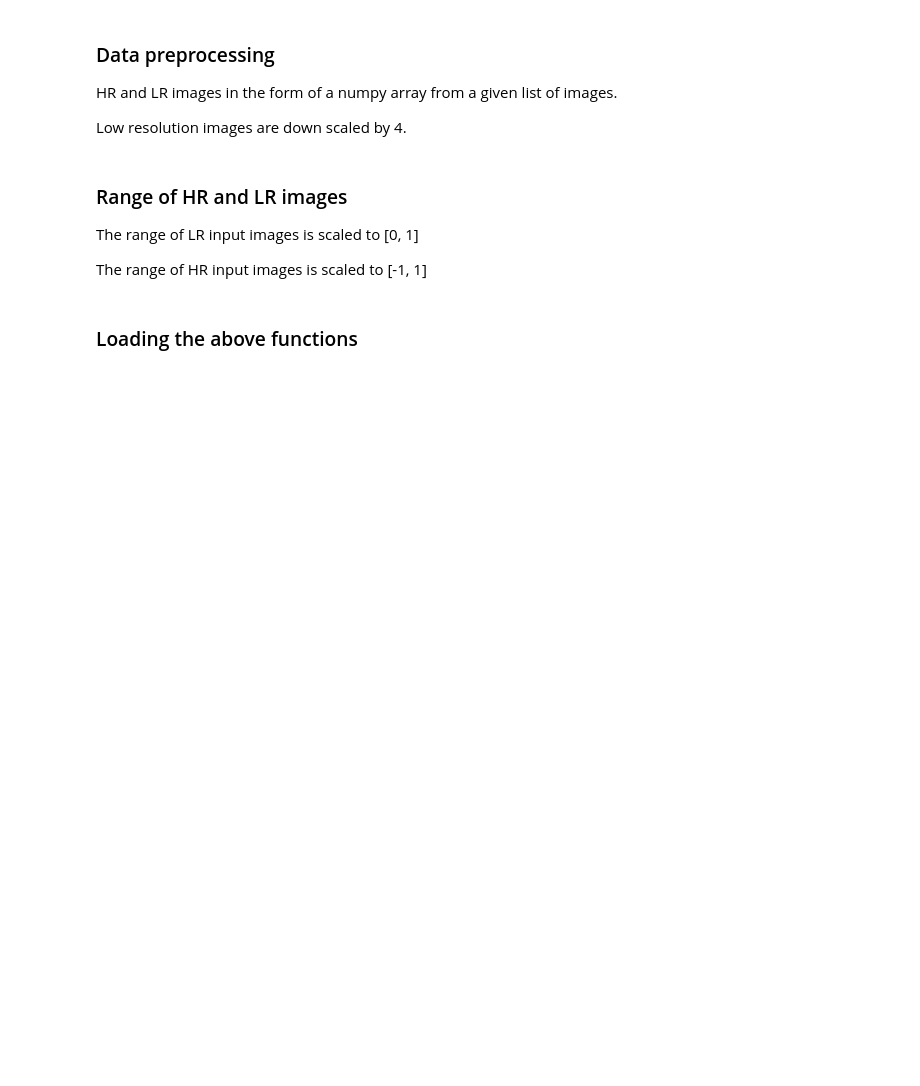
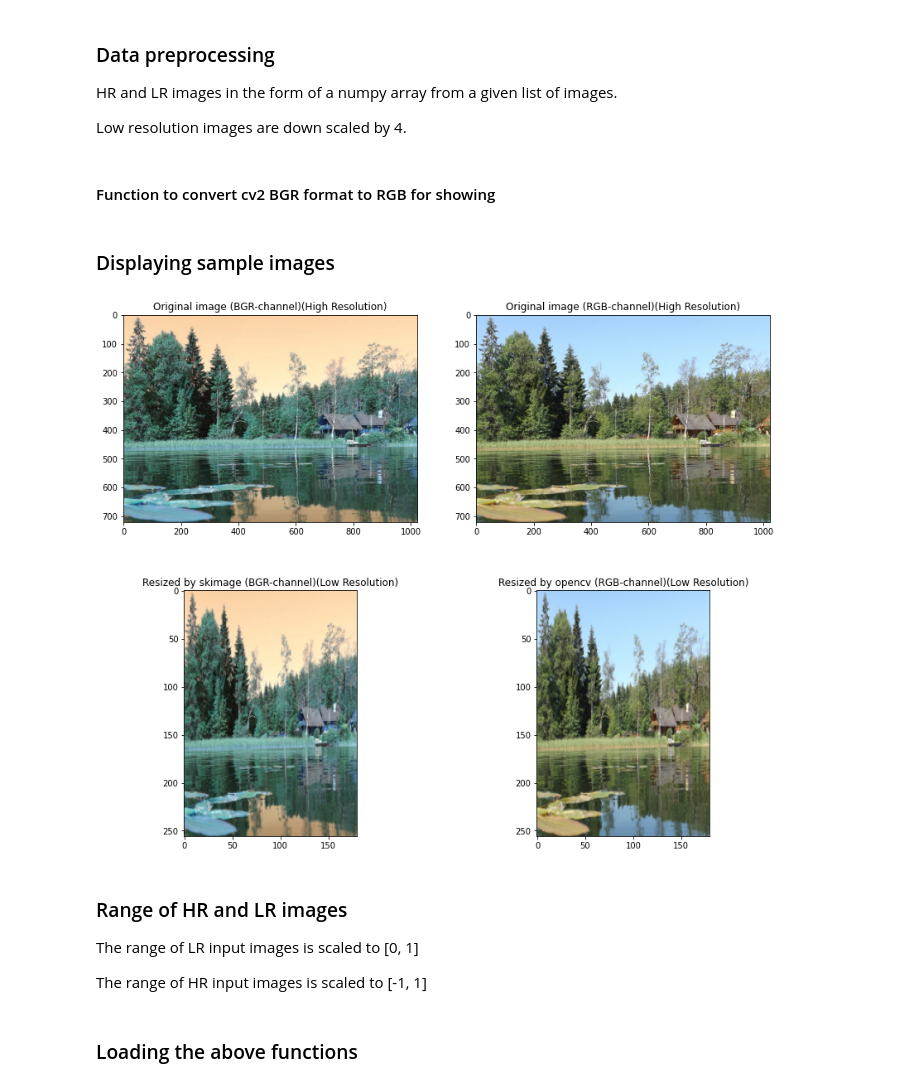
Before and after one commit to anitabaral/Single-Image-Super-Resolution, a Jupyter notebook: Single Image Super Resolution.ipynb, the cells around one changed output. Saved outputs shown, nothing was run; the diff lists cells and outputs as text; code cells hidden in the pictures; blank space fills up the shorter version.

Commit message:
Added code to display original and resized images
Funtion to convert from BGR to RGB is used for display purposes.

```diff
--- a/Single Image Super Resolution.ipynb
+++ b/Single Image Super Resolution.ipynb
@@ -62,6 +63,46 @@ def lr_images(images_real, downscale):
         images.append(np.array(PIL.Image.fromarray(images_real[img]).resize([images_real[img].shape[0]//downscale, images_real[img].shape[1]//downscale],resample=PIL.Image.BICUBIC)))
     images_lr = array(images)
     return images_lr
+# %%
+x_train, x_test = load_images()
+
+#for display purpose only
+x_train_hr_sample = hr_images(x_train)
+
+x_train_lr_sample = lr_images(x_train, 4)
+
+x_test_hr_sample = hr_images(x_test)
+
+x_test_lr_sample = lr_images(x_test, 4)
+# %% [markdown]
+#### Function to convert cv2 BGR format to RGB for showing
+# %%
+def cvtRGB(img):
+    return cv2.cvtColor(img.copy(), cv2.COLOR_BGR2RGB)
+# %% [markdown]
+### Displaying sample images
+# %%
+rand_num = np.random.randint(len(x_train_hr))
+plt.figure(figsize=(14, 12))
+plt.subplot(2,2,1)
+plt.title('Original image (BGR-channel)(High Resolution)')
+plt.grid(False)
+plt.imshow(x_train_hr_sample[rand_num])
+plt.subplot(2,2,2)
+plt.title('Original image (RGB-channel)(High Resolution)')
+plt.grid(False)
+plt.imshow(cvtRGB(x_train_hr_sample[rand_num]))
+plt.subplot(2,2,3)
+plt.title('Resized by skimage (BGR-channel)(Low Resolution)')
+plt.grid(False)
+plt.imshow((x_train_lr_sample[rand_num]))
+plt.subplot(2,2,4)
+plt.title('Resized by opencv (RGB-channel)(Low Resolution)')
+plt.grid(False)
+plt.imshow(cvtRGB(x_train_lr_sample[rand_num]))
+plt.show()
+# %% [output]
+[figure, added]
 # %% [markdown]
 ### Range of HR and LR images
 
```
Also changed, not shown: parts of 7 cells of this notebook.
